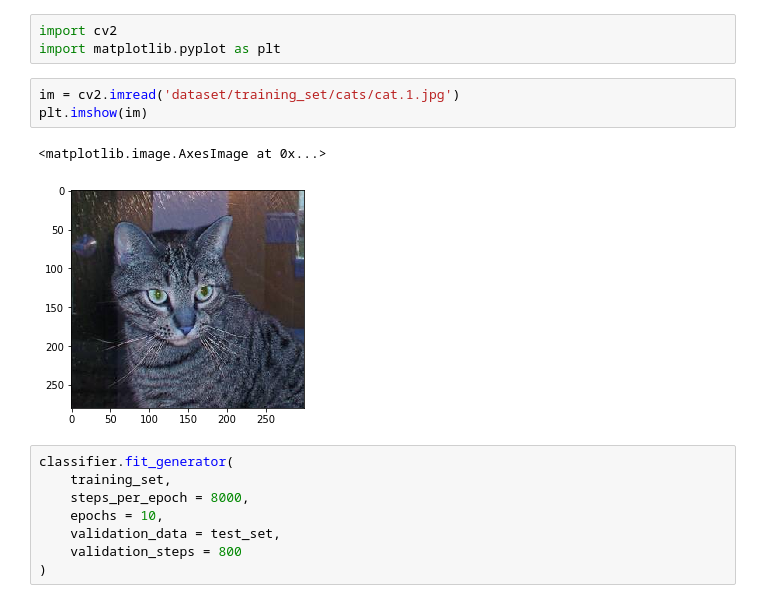
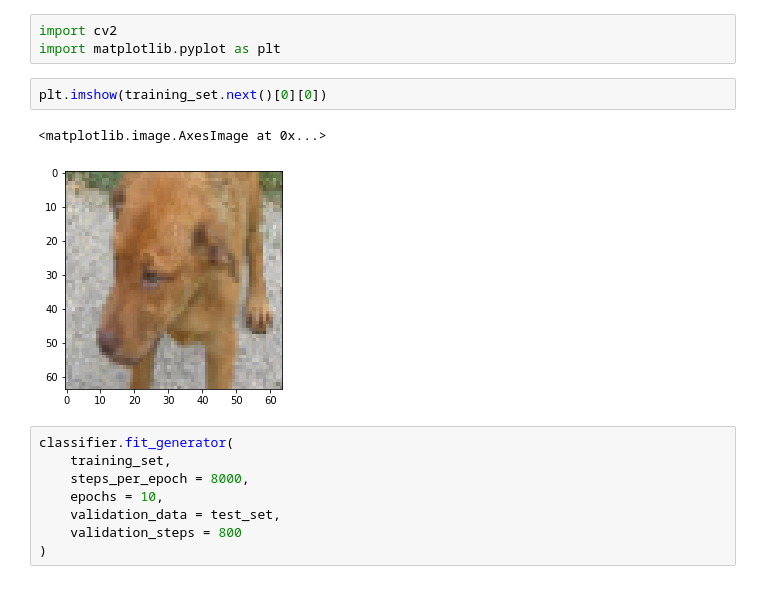
Before and after one commit to Sanil2108/machine-learning-and-computer-vision, a Jupyter notebook: dog_cat_classifier_keras/network.ipynb, the cells around one changed output. Saved outputs shown, nothing was run; the diff lists cells and outputs as text.

```diff
--- a/dog_cat_classifier_keras/network.ipynb
+++ b/dog_cat_classifier_keras/network.ipynb
@@ -50,12 +49,11 @@ Found 2000 images belonging to 2 classes.
 # %%
 import cv2
 import matplotlib.pyplot as plt
-# %%
-im = cv2.imread('dataset/training_set/cats/cat.1.jpg')
-plt.imshow(im)
-# %% [output]
-<matplotlib.image.AxesImage at 0x...>
-[figure, removed]
+# %%
+plt.imshow(training_set.next()[0][0])
+# %% [output]
+<matplotlib.image.AxesImage at 0x...>
+[figure, added]
 # %%
 classifier.fit_generator(
     training_set,
```
Also changed, not shown: parts of 1 cell of this notebook, 1 other file.
